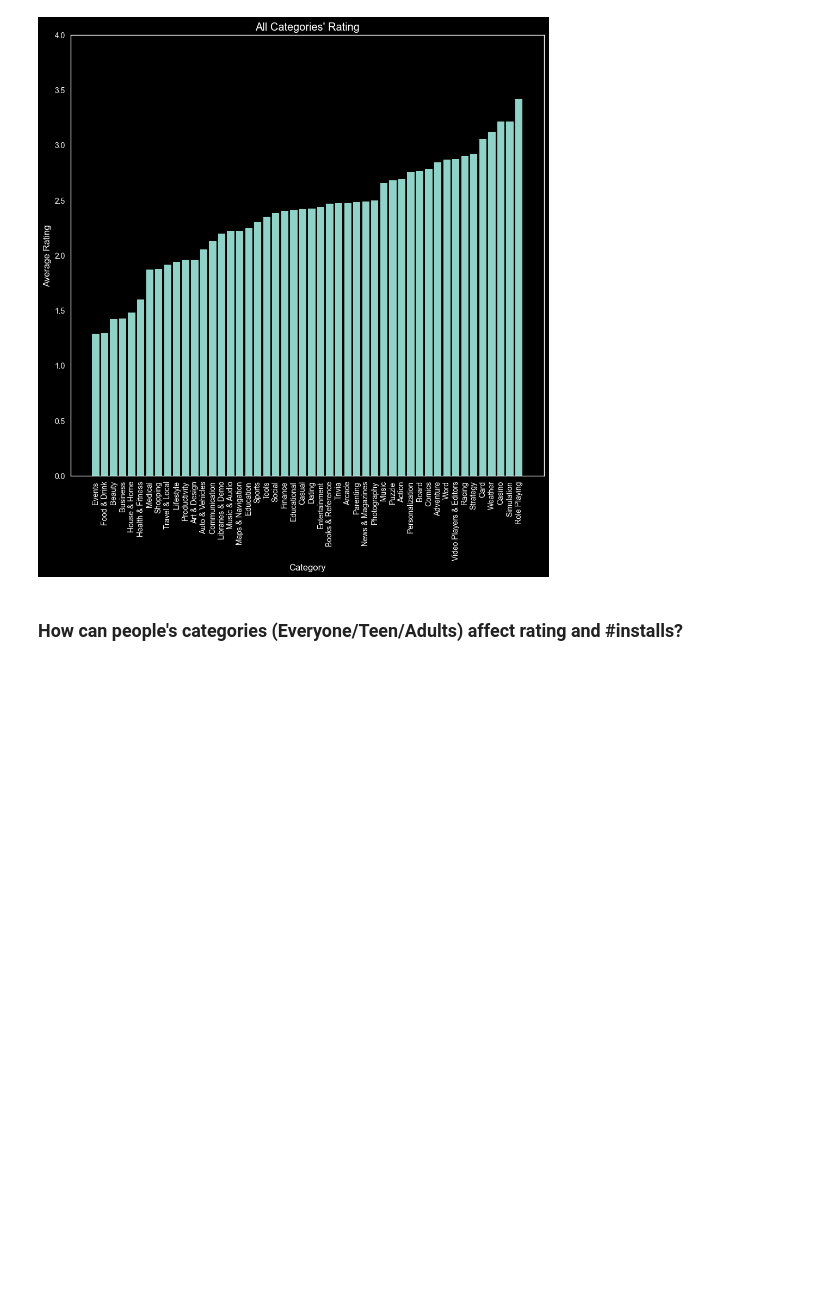
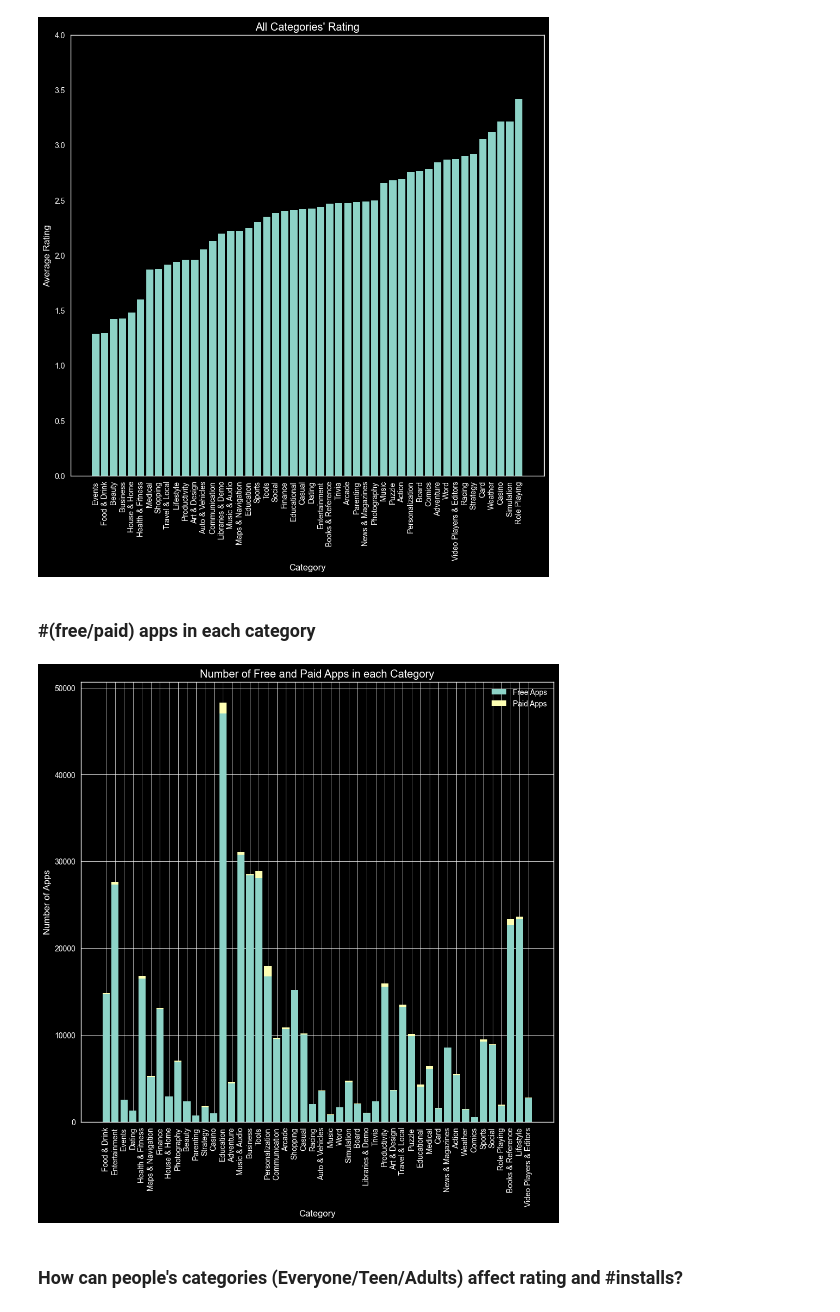
Before and after one commit to aymanreda56/XL-Data, a Jupyter notebook: DataAnalysis/DescriptiveAnalysis/DescriptiveAnalysis.ipynb, the cells around one changed output. Cells and saved outputs as stored; diff of their text form; code cells hidden in the pictures; blank space fills up the shorter version.

Commit message:
#(free/paid) apps in each category

```diff
--- a/DataAnalysis/DescriptiveAnalysis/DescriptiveAnalysis.ipynb
+++ b/DataAnalysis/DescriptiveAnalysis/DescriptiveAnalysis.ipynb
@@ -282,6 +282,34 @@ plt.title("All Categories' Rating")
 plt.show()
 # %% [output]
 [figure]
+# %% [markdown]
+### #(free/paid) apps in each category
+# %%
+#Category=2
+#Free=8
+#key= category, value= (#free apps in that category, #paid apps in that category)
+
+categ_payment= rdd.filter(lambda x: x.split(',')[2] != '' and x.split(',')[8] != '')\
+        .map(lambda x: (x.split(',')[2], x.split(',')[8]))\
+        .mapValues(lambda x: (1, 0) if x == 'True' else (0, 1))\
+        .reduceByKey(lambda x,y: (x[0]+y[0], x[1]+y[1]))
+# %%
+# plot a stacked bar chart of the number of free apps and paid apps in each category
+categories = [x[0] for x in categ_payment.collect()]
+free_apps = [x[1][0] for x in categ_payment.collect()]
+paid_apps = [x[1][1] for x in categ_payment.collect()]
+
+plt.style.use('dark_background')
+plt.bar(categories, free_apps, label='Free Apps')
+plt.bar(categories, paid_apps, bottom=free_apps, label='Paid Apps')
+plt.xticks(rotation=90)
+plt.xlabel('Category')
+plt.ylabel('Number of Apps')
+plt.title('Number of Free and Paid Apps in each Category')
+plt.legend()
+plt.show()
+# %% [output]
+[figure, added]
 # %% [markdown]
 ### How can people's categories (Everyone/Teen/Adults) affect rating and #installs?
 # %%
```
